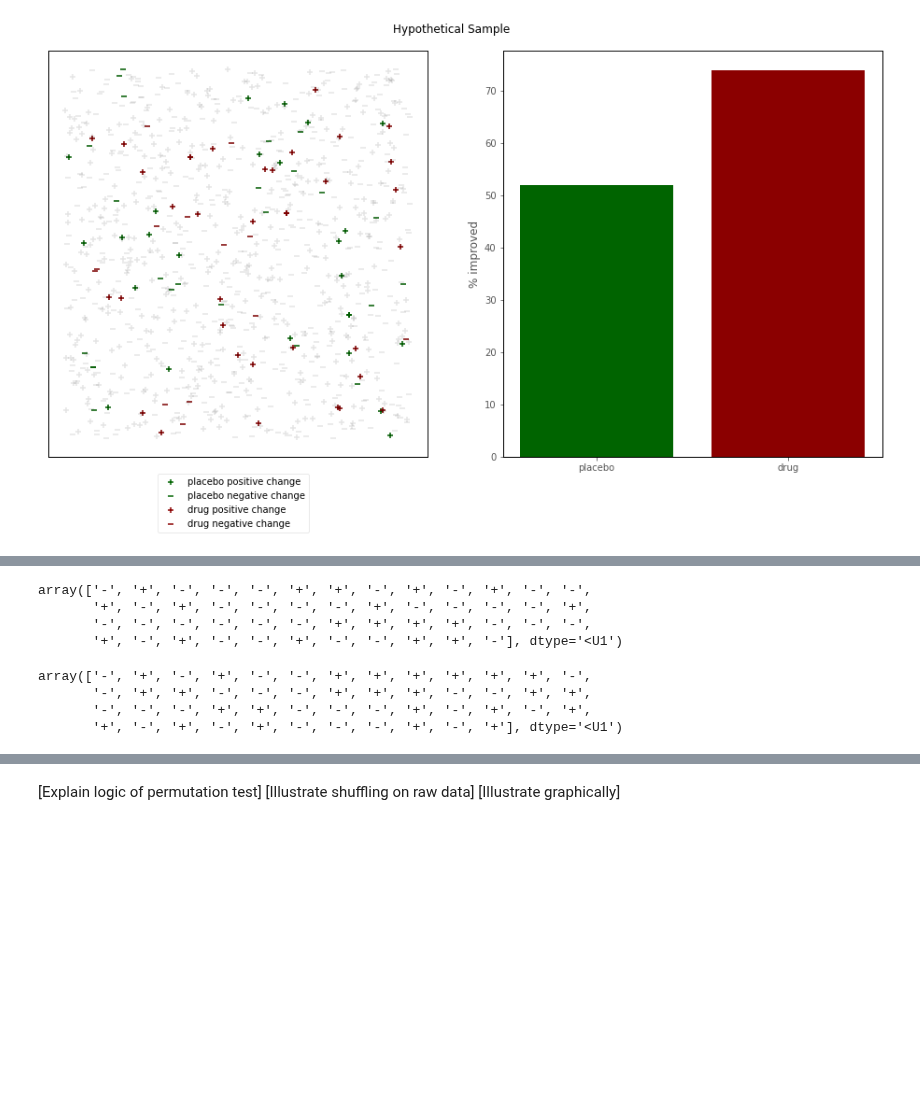
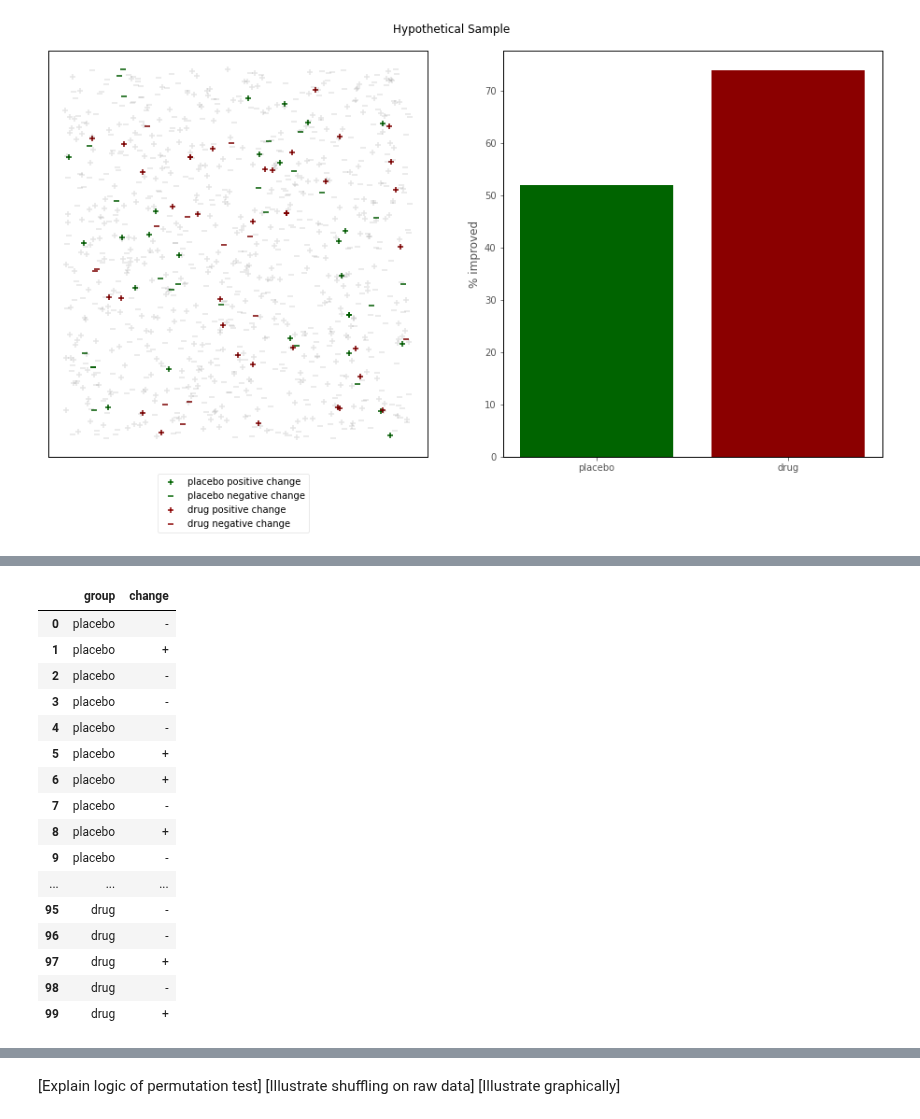
Before and after one commit to pxr687/islands_python_foundations, a Jupyter notebook: 1_populations_samples_questions.ipynb, the cells around one changed output, grey strips where cells are left out. Drawn from its saved outputs; the diff is of its cells as text; code cells hidden in the pictures; blank space fills up the shorter version.

```diff
--- a/1_populations_samples_questions.ipynb
+++ b/1_populations_samples_questions.ipynb
@@ -237,14 +245,22 @@ To do this, we need a model of
-# %%
-placebo_change
-# %% [output]
-array(['-', '+', '-', '-', '-', '+', '+', '-', '+', '-', '+', '-', '-',
-       '+', '-', '+', '-', '-', '-', '-', '+', '-', '-', '-', '-', '+',
-       '-', '-', '-', '-', '-', '-', '+', '+', '+', '+', '-', '-', '-',
-       '+', '-', '+', '-', '-', '+', '-', '-', '+', '+', '-'], dtype='<U1')
-# %%
-drug_change
-# %% [output]
-array(['-', '+', '-', '+', '-', '-', '+', '+', '+', '+', '+', '+', '-',
-       '-', '+', '+', '-', '-', '-', '+', '+', '+', '-', '-', '+', '+',
-       '-', '-', '-', '+', '+', '-', '-', '-', '+', '-', '+', '-', '+',
-       '+', '-', '+', '-', '+', '-', '-', '-', '+', '-', '+'], dtype='<U1')
+# %%
+# this shows the dataframe containing the results of the clinical trial
+pd.set_option('display.max_rows', None)
+trial_df
+# %% [output]
+|  | group | change |
+| 0 | placebo | - |
+| 1 | placebo | + |
+| 2 | placebo | - |
+| 3 | placebo | - |
+| 4 | placebo | - |
+| 5 | placebo | + |
+| 6 | placebo | + |
+| 7 | placebo | - |
+| 8 | placebo | + |
+| 9 | placebo | - |
+| ... | ... | ... |
+| 95 | drug | - |
+| 96 | drug | - |
+| 97 | drug | + |
+| 98 | drug | - |
+| 99 | drug | + |
```
Also changed, not shown: parts of 17 cells of this notebook, 1 other file.
